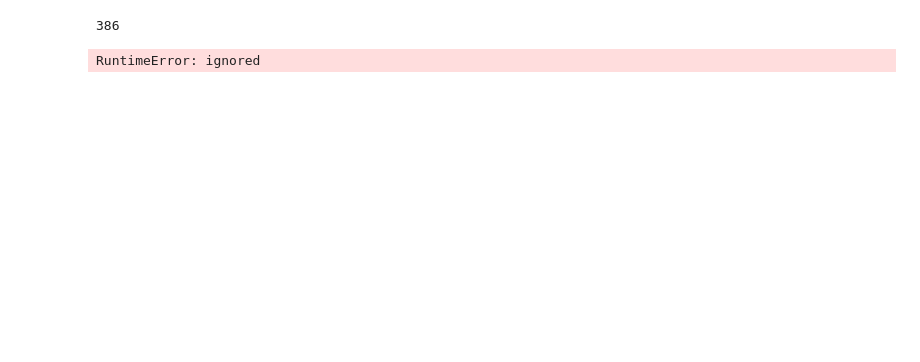
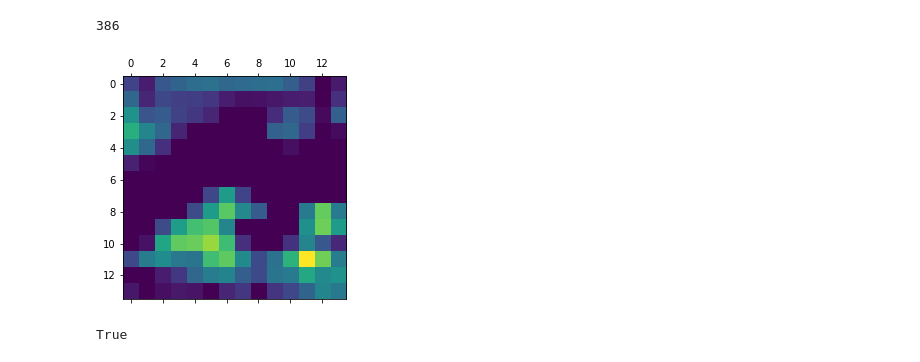
Before and after one commit to seosztt/Deep_Learning_with_python, a Jupyter notebook: chapter5.4.ipynb, the cells around one changed output. Drawn from its saved outputs; the diff is of its cells as text; code cells hidden in the pictures; blank space fills up the shorter version.

```diff
--- a/chapter5.4.ipynb
+++ b/chapter5.4.ipynb
@@ -145,0 +154,2 @@ RuntimeError: ignored
+# %%
+grads /= (K.sqrt(K.mean(K.square(grads))) + 1e-5)
@@ -178,5 +264,37 @@ african_elephant_output = model.output[:, 386]
 last_conv_layer = model.get_layer('block5_conv3')
 
 grads = K.gradients(african_elephant_output, last_conv_layer.output)[0]
+
+pooled_grads = K.mean(grads, axis=(0, 1, 2))
+
+iterate = K.function([model.input], [pooled_grads, last_conv_layer.output[0]])
+
+pooled_grads_value, conv_layer_output_value = iterate([x])
+
+for i in range(512):
+    conv_layer_output_value[:, :, i] *= pooled_grads_value[i]
+
+heatmap = np.mean(conv_layer_output_value, axis=-1)
-# %% [output]
-RuntimeError: ignored
+# %%
+heatmap = np.maximum(heatmap, 0)
+heatmap /= np.max(heatmap)
+plt.matshow(heatmap)
+plt.show()
+# %% [output]
+[figure, added]
+# %%
+import cv2
+
+img = cv2.imread(img_path)
+
+heatmap = cv2.resize(heatmap, (img.shape[1], img.shape[0]))
+
+heatmap = np.uint8(255 * heatmap)
+
+heatmap = cv2.applyColorMap(heatmap, cv2.COLORMAP_JET)
+
+superimposed_img = heatmap * 0.4 + img
+
+cv2.imwrite('/content/drive/My Drive/Colab Notebooks/datasets/elephant_cam.jpg', superimposed_img)
+# %% [output]
+True
```
Also changed, not shown: parts of 14 cells of this notebook.
